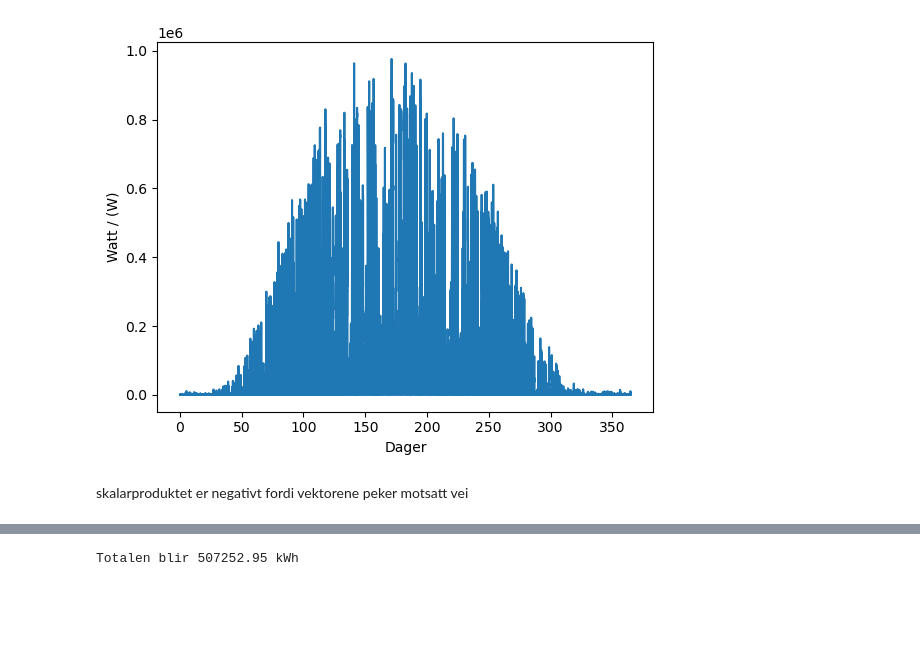
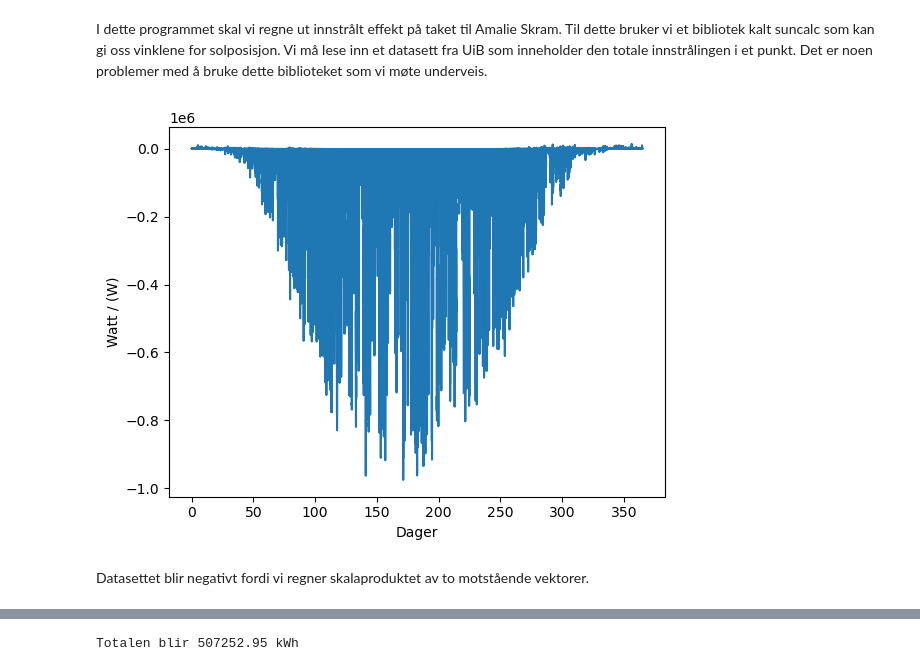
Before and after one commit to MrBartus/SolcellerASVG, a Jupyter notebook: Solinnstråling-Fysikk.ipynb, the cells around one changed output, grey strips where cells are left out. Saved outputs shown, nothing was run; the diff lists cells and outputs as text; code cells hidden in the pictures; blank space fills up the shorter version.

```diff
--- a/Solinnstråling-Fysikk.ipynb
+++ b/Solinnstråling-Fysikk.ipynb
@@ -1,3 +1,5 @@
+# %% [markdown]
+I dette programmet skal vi regne ut innstrålt effekt på taket til Amalie Skram. Til dette bruker vi et bibliotek kalt suncalc som kan gi oss vinklene for solposisjon. Vi må lese inn et datasett fra UiB som inneholder den totale innstrålingen i et punkt. Det er noen problemer med å bruke dette biblioteket som vi møte underveis.
 # %%
 from suncalc import get_position, get_times
 import pandas as pd
@@ -7,21 +9,28 @@ import pytz
 import numpy as np
 import os
 
-utc = []
-
-# definerer arealvektoren
+# definerer arealvektoren til taket
 A = np.array([308.0,1148.9,-7248.3])
 
 # koordinater til skolen
 lon = 5.338874
 lat = 60.385389
 
-# leser inn datasettet, 9999.99 er målefeil
+'''
+leser inn datasettet, 9999.99 er målefeil.
+Ved å bytte om på linjene under vil det dannes
+et plott med fire stolper opp mot 10000.
+'''
 #df = pd.read_csv('2022.csv')
 df = pd.read_csv('2022.csv',na_values = 9999.99)
 
+
+# Funksjon som regner vinkelen mellom en arealvektor til
+# taket og en retningsvektor opp mot solen.
+
 def vinkel(az,al,arealvektor):
     retningsvektor = np.array([np.cos(az),np.sin(az),np.tan(al)])
+    # Formel for vinkel mellom to vektorer
     a = np.arccos(retningsvektor@arealvektor/np.linalg.norm(arealvektor)/np.linalg.norm(retningsvektor))
     return a
 
@@ -31,11 +40,13 @@ df['Dato'] = df['Dato'] + df['Tid']
 df = df.drop('Tid', axis=1)
 
 # skifter tiden til UTC-tidssonen
+utc = []
 for i in range(len(df['Dato'])):
     local_time = df['Dato'][i]
     local_tz = pytz.timezone('Europe/Oslo')
     utc_tz = pytz.utc
 
+    # Finner utc-tid utifra lokal-tid og -tidssone
     local_dt = datetime.strptime(local_time, '%Y-%m-%d %H:%M')
     local_dt = local_tz.localize(local_dt)
     utc_dt = local_dt.astimezone(utc_tz)
@@ -50,41 +61,46 @@ Lon = np.ones(len(df1['Dato']))*lon
 Lat = np.ones(len(df1['Dato']))*lat
 dict = get_position(df1['Dato'], Lon, lat)
 
-# omdanner til DataFrame og legger sammen med df1
+# omdanner dict til en DataFrame og legger sammen med df1
 dict_df = pd.DataFrame(dict)
 df1 = pd.concat([df1, dict_df], axis=1)
 
 
 # Fjerner alle rader der Globalstråling er mindre enn 0
 df1.drop(df1[df1['Globalstraling'] < 0.1].index, inplace=True)
 
 # Endrer vinkelverdiene siden de er oppgitt på en merkelig måte
 df1['azimuth'] = df1['azimuth']* -1 + np.pi/2
 
 
 # Regner energi for hver periode
 indeks_liste = list(df1.index.values)
 energi = []
+
 for i in indeks_liste:
+    # Finner vinkler
     az = df1['azimuth'][i]
     al = df1['altitude'][i]
+    # Finner vinkel mellom taket og solen
     vinkel_sol = vinkel(az,al,A)
 
     # legger data inn i en liste
     energi.append(np.cos(vinkel_sol) * df1['Globalstraling'][i] * np.linalg.norm(A))
 
 
-# legger inn panel effektivitet og sjekker for NaN-verdier
+# Regner med paneleffektivitet
 energi = np.array(energi)
 energi = energi*0.21
+
+# Sjekker for NaN-verdier
 energi = energi[np.isfinite(energi)]
 
 # Plotter resultatene
 tid = np.linspace(0,365,len(energi))
-plt.plot(tid,abs(energi))
+plt.plot(tid,energi)
 plt.xlabel('Dager')
 plt.ylabel('Watt / (W)');
 # %% [output]
-[figure, old version]
+[figure, new version]
 # %% [markdown]
-skalarproduktet er negativt fordi vektorene peker motsatt vei
+Datasettet blir negativt fordi vi regner skalaproduktet av to motstående vektorer.
```
Also changed, not shown: parts of 3 cells of this notebook.
